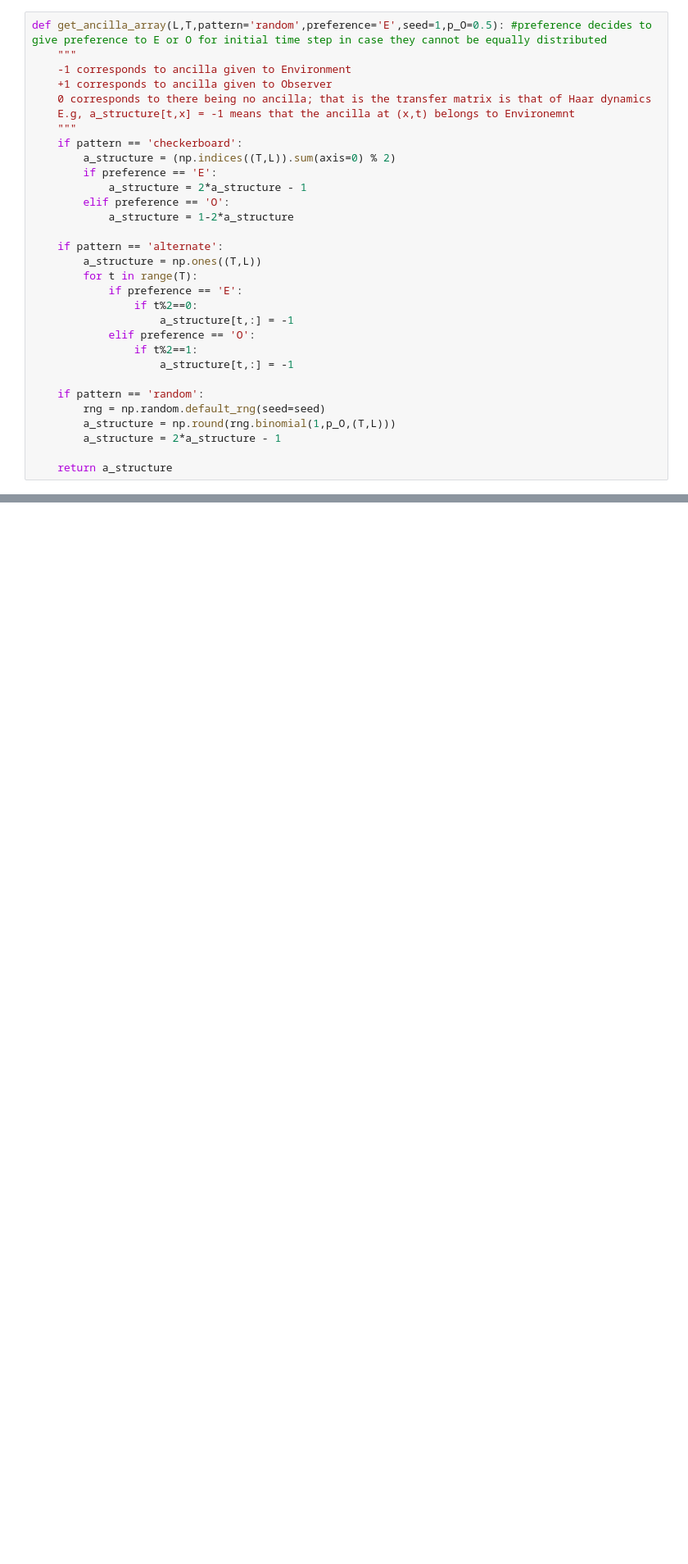
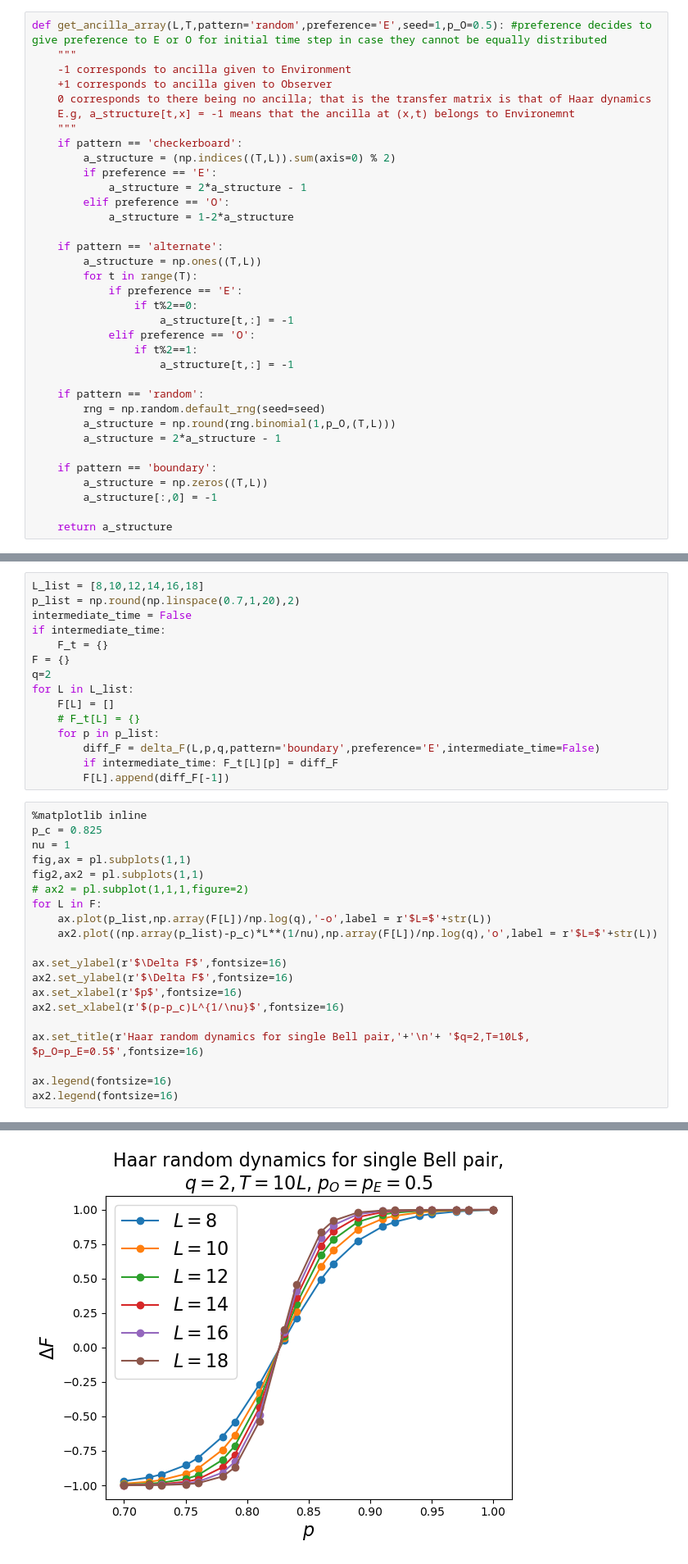
Before and after one commit to utkarsh04agrawal/QI_flow, a Jupyter notebook: Haar_2_replica/collect_data.ipynb, the cells around one changed output, grey strips where cells are left out. Shown at 82% size. Drawn from its saved outputs; the diff is of its cells as text; blank space fills up the shorter version.

Commit message:
modified:   Haar_2_replica/collect_data.ipynb     Added Boundary disspation case

```diff
--- a/Haar_2_replica/collect_data.ipynb
+++ b/Haar_2_replica/collect_data.ipynb
@@ -38,6 +38,10 @@ def get_ancilla_array(L,T,pattern='random',preference='E',seed=1,p_O=0.5): #pref
         a_structure = np.round(rng.binomial(1,p_O,(T,L)))
         a_structure = 2*a_structure - 1
 
+    if pattern == 'boundary':
+        a_structure = np.zeros((T,L))
+        a_structure[:,0] = -1
+
     return a_structure
 # %%
 ## Calculate coherent QI for a single encoded bell pair.
@@ -208,0 +216,36 @@ ax2.legend(fontsize=16)
+# %%
+L_list = [8,10,12,14,16,18]
+p_list = np.round(np.linspace(0.7,1,20),2)
+intermediate_time = False
+if intermediate_time:
+    F_t = {}
+F = {}
+q=2
+for L in L_list:
+    F[L] = []
+    # F_t[L] = {}
+    for p in p_list:
+        diff_F = delta_F(L,p,q,pattern='boundary',preference='E',intermediate_time=False)
+        if intermediate_time: F_t[L][p] = diff_F
+        F[L].append(diff_F[-1])
+# %%
+%matplotlib inline
+p_c = 0.825
+nu = 1
+fig,ax = pl.subplots(1,1)
+fig2,ax2 = pl.subplots(1,1)
+# ax2 = pl.subplot(1,1,1,figure=2)
+for L in F:
+    ax.plot(p_list,np.array(F[L])/np.log(q),'-o',label = r'$L=$'+str(L))
+    ax2.plot((np.array(p_list)-p_c)*L**(1/nu),np.array(F[L])/np.log(q),'o',label = r'$L=$'+str(L))
+
+ax.set_ylabel(r'$\Delta F$',fontsize=16)
+ax2.set_ylabel(r'$\Delta F$',fontsize=16)
+ax.set_xlabel(r'$p$',fontsize=16)
+ax2.set_xlabel(r'$(p-p_c)L^{1/\nu}$',fontsize=16)
+
+ax.set_title(r'Haar random dynamics for single Bell pair,'+'\n'+ '$q=2,T=10L$, $p_O=p_E=0.5$',fontsize=16)
+
+ax.legend(fontsize=16)
+ax2.legend(fontsize=16)
+# %% [output]
@@ -208,0 +253 @@ ax2.legend(fontsize=16)
+[figure, added]
```
Also changed, not shown: parts of 3 cells of this notebook.
